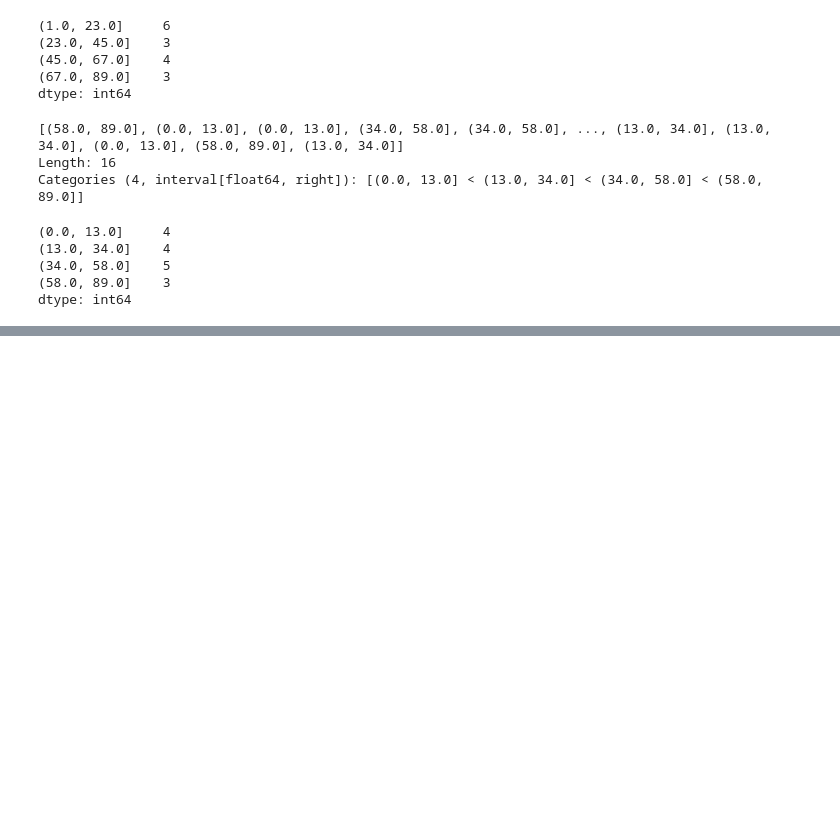
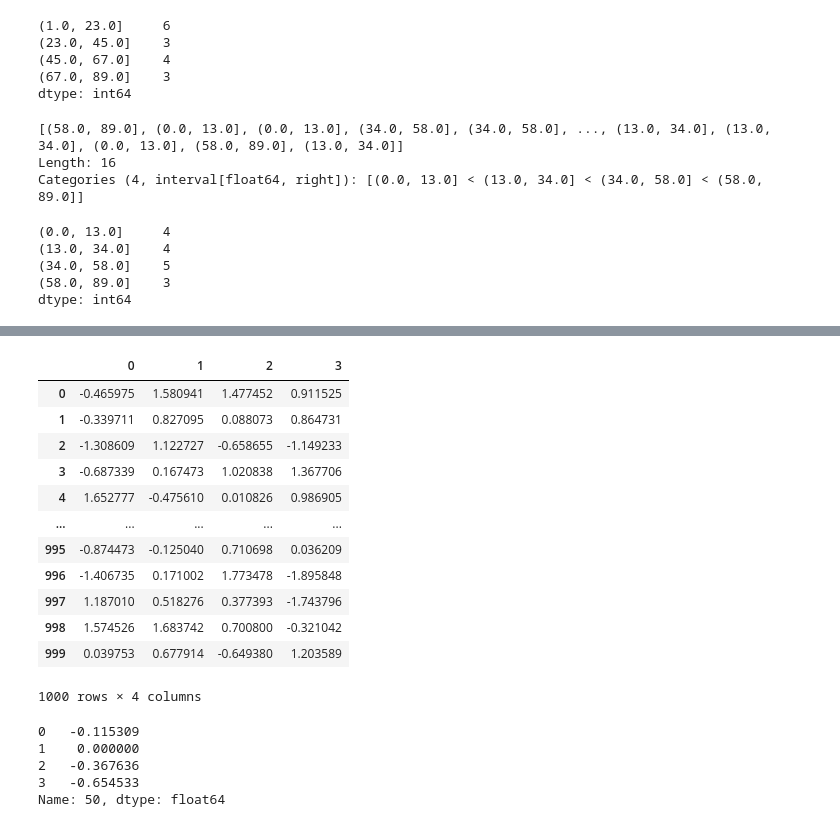
Before and after one commit to OmarInCS/data-analysis-visulization-python, a Jupyter notebook: demo.ipynb, the cells around one changed output, grey strips where cells are left out. Saved outputs shown, nothing was run; the diff lists cells and outputs as text; code cells hidden in the pictures; blank space fills up the shorter version.

```diff
--- a/demo.ipynb
+++ b/demo.ipynb
@@ -1860,0 +1919,25 @@ dtype: int64
+# %%
+data[mask] = 0
+data
+# %% [output]
+|  | 0 | 1 | 2 | 3 |
+| 0 | -0.465975 | 1.580941 | 1.477452 | 0.911525 |
+| 1 | -0.339711 | 0.827095 | 0.088073 | 0.864731 |
+| 2 | -1.308609 | 1.122727 | -0.658655 | -1.149233 |
+| 3 | -0.687339 | 0.167473 | 1.020838 | 1.367706 |
+| 4 | 1.652777 | -0.475610 | 0.010826 | 0.986905 |
+| ... | ... | ... | ... | ... |
+| 995 | -0.874473 | -0.125040 | 0.710698 | 0.036209 |
+| 996 | -1.406735 | 0.171002 | 1.773478 | -1.895848 |
+| 997 | 1.187010 | 0.518276 | 0.377393 | -1.743796 |
+| 998 | 1.574526 | 1.683742 | 0.700800 | -0.321042 |
+| 999 | 0.039753 | 0.677914 | -0.649380 | 1.203589 |
+1000 rows × 4 columns
+# %%
+data.loc[50, :]
+# %% [output]
+0   -0.115309
+1    0.000000
+2   -0.367636
+3   -0.654533
+Name: 50, dtype: float64
```
Also changed, not shown: parts of 12 cells of this notebook, 6 other files.
